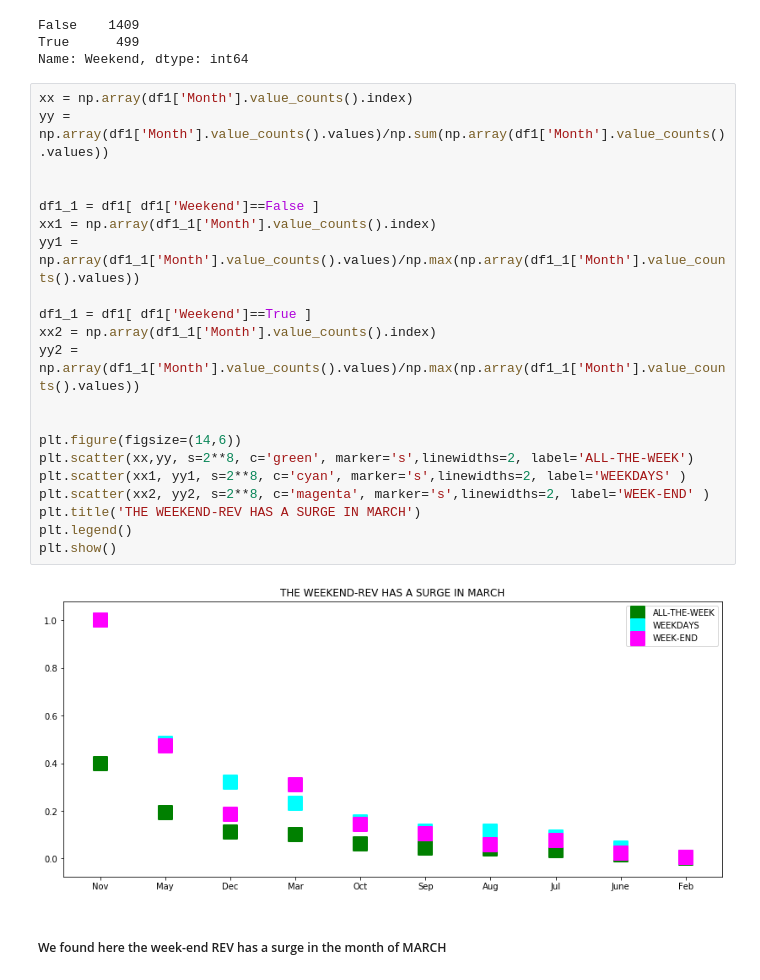
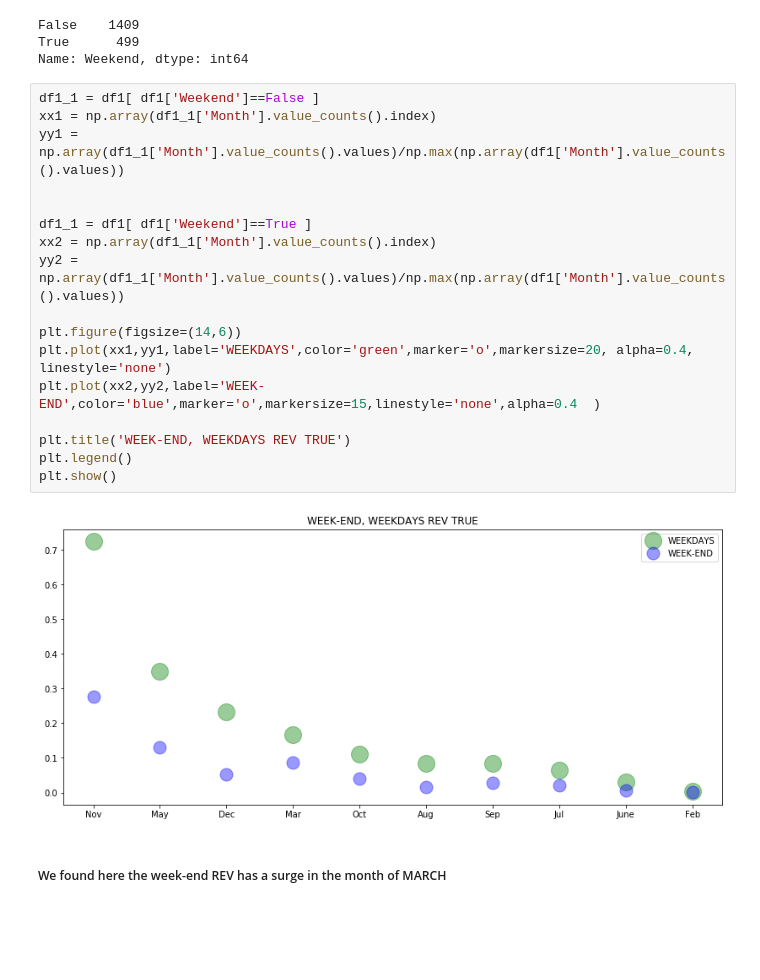
Before and after one commit to dsdata2000/shoppers_intention_dataset, a Jupyter notebook: shoppers-intension-final.ipynb, the cells around one changed output. Saved outputs shown, nothing was run; the diff lists cells and outputs as text; blank space fills up the shorter version.

```diff
--- a/shoppers-intension-final.ipynb
+++ b/shoppers-intension-final.ipynb
@@ -333,28 +355,24 @@ False    1409
 True      499
 Name: Weekend, dtype: int64
 # %%
-xx = np.array(df1['Month'].value_counts().index)
-yy = np.array(df1['Month'].value_counts().values)/np.sum(np.array(df1['Month'].value_counts().values))
-
-
 df1_1 = df1[ df1['Weekend']==False ]
 xx1 = np.array(df1_1['Month'].value_counts().index)
-yy1 = np.array(df1_1['Month'].value_counts().values)/np.max(np.array(df1_1['Month'].value_counts().values))
+yy1 = np.array(df1_1['Month'].value_counts().values)/np.max(np.array(df1['Month'].value_counts().values))
+
 
 df1_1 = df1[ df1['Weekend']==True ]
 xx2 = np.array(df1_1['Month'].value_counts().index)
-yy2 = np.array(df1_1['Month'].value_counts().values)/np.max(np.array(df1_1['Month'].value_counts().values))
-
+yy2 = np.array(df1_1['Month'].value_counts().values)/np.max(np.array(df1['Month'].value_counts().values))
 
 plt.figure(figsize=(14,6))
-plt.scatter(xx,yy, s=2**8, c='green', marker='s',linewidths=2, label='ALL-THE-WEEK')
-plt.scatter(xx1, yy1, s=2**8, c='cyan', marker='s',linewidths=2, label='WEEKDAYS' )
-plt.scatter(xx2, yy2, s=2**8, c='magenta', marker='s',linewidths=2, label='WEEK-END' )
-plt.title('THE WEEKEND-REV HAS A SURGE IN MARCH')
+plt.plot(xx1,yy1,label='WEEKDAYS',color='green',marker='o',markersize=20, alpha=0.4, linestyle='none')
+plt.plot(xx2,yy2,label='WEEK-END',color='blue',marker='o',markersize=15,linestyle='none',alpha=0.4  )
+
+plt.title('WEEK-END, WEEKDAYS REV TRUE')
 plt.legend()
 plt.show()
 # %% [output]
-[figure, old version]
+[figure, new version]
 # %% [markdown]
 ##### We found here the week-end REV has a surge in the month of MARCH
 # %% [markdown]
```
Also changed, not shown: parts of 63 cells of this notebook.
